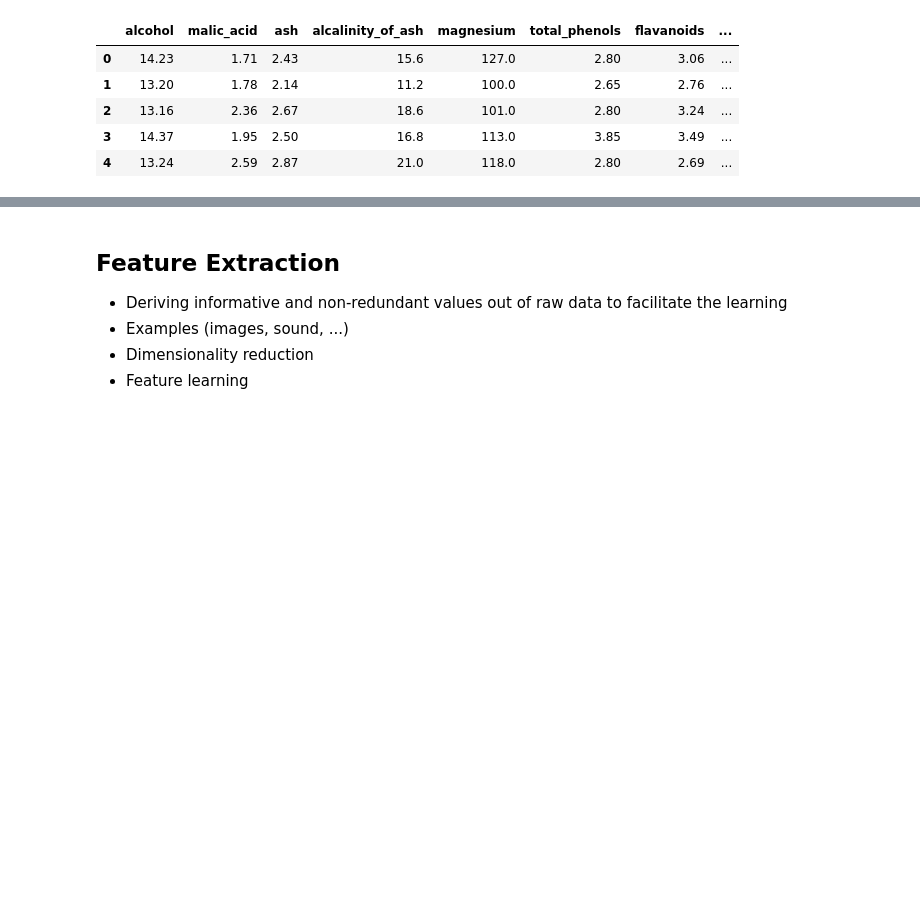
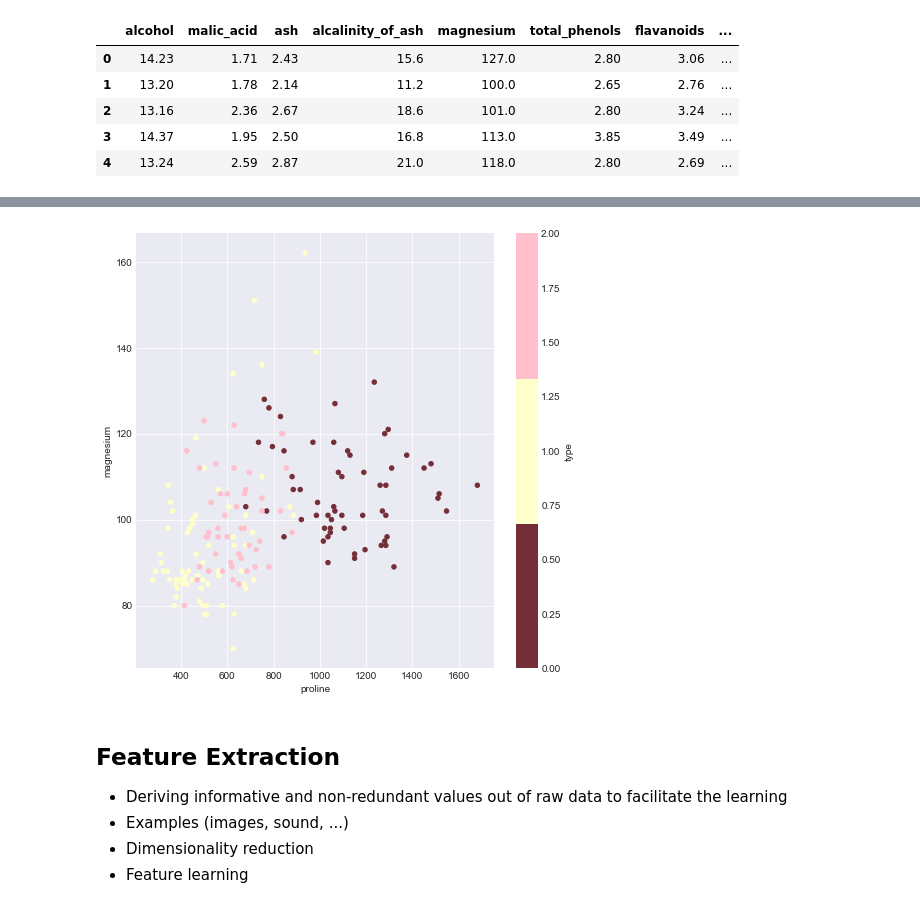
Before and after one commit to juusomer/machine-learning-for-absolute-beginners, a Jupyter notebook: notebooks/1_representing_data.ipynb, the cells around one changed output, grey strips where cells are left out. Saved outputs shown, nothing was run; the diff lists cells and outputs as text; code cells hidden in the pictures; blank space fills up the shorter version.

```diff
--- a/notebooks/1_representing_data.ipynb
+++ b/notebooks/1_representing_data.ipynb
@@ -10,14 +10,18 @@
     \vdots & \ddots & \\
     x_{n1} &        & x_{nm}
 \end{pmatrix}
+# %%
+import pandas as pd
+import sklearn.datasets
+import matplotlib.pyplot as plt
+from matplotlib.colors import ListedColormap
+
+plt.style.use('seaborn-darkgrid')
 # %%
-import pandas as pd
-import sklearn.datasets
-import seaborn as sns
-
 wine = sklearn.datasets.load_wine()
-wine_df = pd.DataFrame(wine['data'], columns=wine['feature_names'])
-wine_df.head()
+df = pd.DataFrame(wine['data'], columns=wine['feature_names'])
+df.loc[:, 'type'] = wine['target']
+df.head()
 # %% [output]
 |  | alcohol | malic_acid | ash | alcalinity_of_ash | magnesium | total_phenols | flavanoids | ... |
 | 0 | 14.23 | 1.71 | 2.43 | 15.6 | 127.0 | 2.80 | 3.06 | ... |
@@ -32,3 +41,15 @@ sns.pairplot(wine_df[['alcohol', 'magnesium', 'color_intensity']]);
+# %%
+fig, ax = plt.subplots(figsize=(8, 8))
+
+df.plot.scatter(
+    x='proline',
+    y='magnesium',
+    c='type',
+    cmap=ListedColormap([(0.45, 0.18, 0.22), (1, 1, 0.8), (1, 0.75, 0.8)]),
+    ax=ax
+);
+# %% [output]
+[figure, added]
 # %% [markdown]
 ## Feature Extraction
 * Deriving informative and non-redundant values out of raw data to facilitate the learning
```
Also changed, not shown: parts of 2 cells of this notebook, 2 other files.
